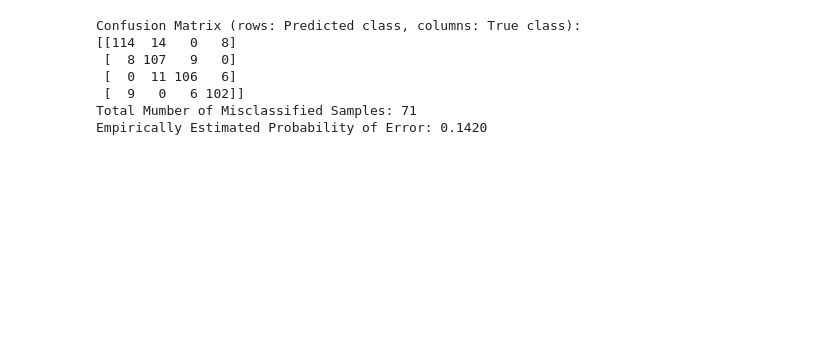
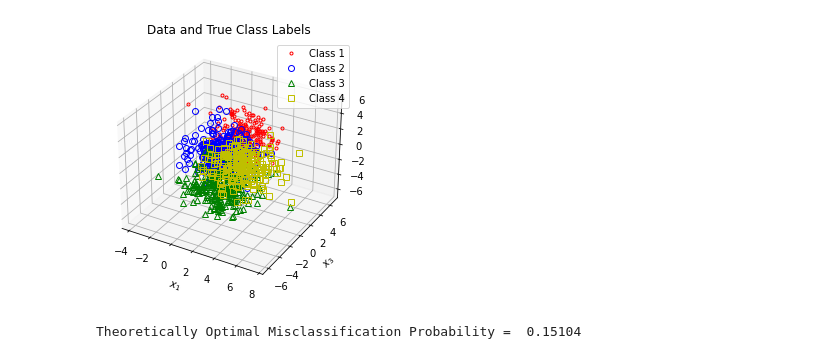
Before and after one commit to meuliano/EECE5644, a Jupyter notebook: HW3/hw3.ipynb, the cells around one changed output. Saved outputs shown, nothing was run; the diff lists cells and outputs as text; code cells hidden in the pictures; blank space fills up the shorter version.

```diff
--- a/HW3/hw3.ipynb
+++ b/HW3/hw3.ipynb
@@ -38,4 +38,41 @@ def generate_data_from_gmm(N, pdf_params):
             X[indices, :] =  multivariate_normal.rvs(pdf_params['m'][l-1], pdf_params['C'][l-1], Nl)
 
     return X, labels
+# %%
+# Set Gaussian PDF params, Generate Data, Plot
+# Plot the original data and their true labels
+N = 1000
+n = 3 # dimensionality of input random vectors
+C = 4 # number of classes
+
+
+gmm_pdf = {}
+gmm_pdf['priors'] = np.array([1/C, 1/C, 1/C, 1/C])
+mu0 = [2,  2,  2]
+mu1 = [2, -2,  2]
+mu2 = [2, -2, -2]
+mu3 = [2,  2, -2]
+gmm_pdf['m'] = np.array([mu0, mu1, mu2, mu3])
+gmm_pdf['C'] = np.array([2*np.eye(n), 2*np.eye(n), 2*np.eye(n), 2*np.eye(n)])
+
+
+
+X, labels = generate_data_from_gmm(N, gmm_pdf)
+fig = plt.figure()
+ax_gmm = fig.add_subplot(111, projection='3d')
+
+
+ax_gmm.plot(X[labels == 0, 0], X[labels == 0, 1], X[labels == 0, 2],'r.', label="Class 1", markerfacecolor='none')
+ax_gmm.plot(X[labels == 1, 0], X[labels == 1, 1], X[labels == 1, 2],'bo', label="Class 2", markerfacecolor='none')
+ax_gmm.plot(X[labels == 2, 0], X[labels == 2, 1], X[labels == 2, 2],'g^', label="Class 3", markerfacecolor='none')
+ax_gmm.plot(X[labels == 3, 0], X[labels == 3, 1], X[labels == 3, 2],'ys', label="Class 4", markerfacecolor='none')
+ax_gmm.set_xlabel(r"$x_1$")
+ax_gmm.set_ylabel(r"$x_2$")
+ax_gmm.set_ylabel(r"$x_3$")
+
+plt.title("Data and True Class Labels")
+plt.legend()
+plt.tight_layout()
+# %% [output]
+[figure, added]
 # %%
@@ -71,4 +94,6 @@ gmm_pdf['C'] = np.array([2*np.eye(n), 2*np.eye(n), 2*np.eye(n), 2*np.eye(n)])
 # %%
+# Calculate Theoretical Optimal P(Error)
+N = 100000
 X, labels = generate_data_from_gmm(N, gmm_pdf)
 
 # If 0-1 loss then yield MAP decision rule, else ERM classifier
@@ -77,22 +102,9 @@ Lambda = np.ones((C, C)) - np.eye(C)
 # ERM decision rule, take index/label associated with minimum conditional risk as decision (N, 1)
 decisions = perform_erm_classification(X, Lambda, gmm_pdf, C)
 
-# Simply using sklearn confusion matrix
-print("Confusion Matrix (rows: Predicted class, columns: True class):")
-conf_mat = confusion_matrix(decisions, labels)
-print(conf_mat)
-
-correct_class_samples = np.sum(np.diag(conf_mat))
-print("Total Mumber of Misclassified Samples: {:d}".format(N - correct_class_samples))
-
-prob_error = 1 - (correct_class_samples / N)
-print("Empirically Estimated Probability of Error: {:.4f}".format(prob_error))
+num_errors = len(np.argwhere(decisions != labels))
+error_prob_th = num_errors/len(labels)
+print("Theoretically Optimal Misclassification Probability = ",error_prob_th)
 # %% [output]
-Confusion Matrix (rows: Predicted class, columns: True class):
-[[114  14   0   8]
- [  8 107   9   0]
- [  0  11 106   6]
- [  9   0   6 102]]
-Total Mumber of Misclassified Samples: 71
-Empirically Estimated Probability of Error: 0.1420
+Theoretically Optimal Misclassification Probability =  0.15104
 # %%
```
Also changed, not shown: parts of 11 cells of this notebook.
